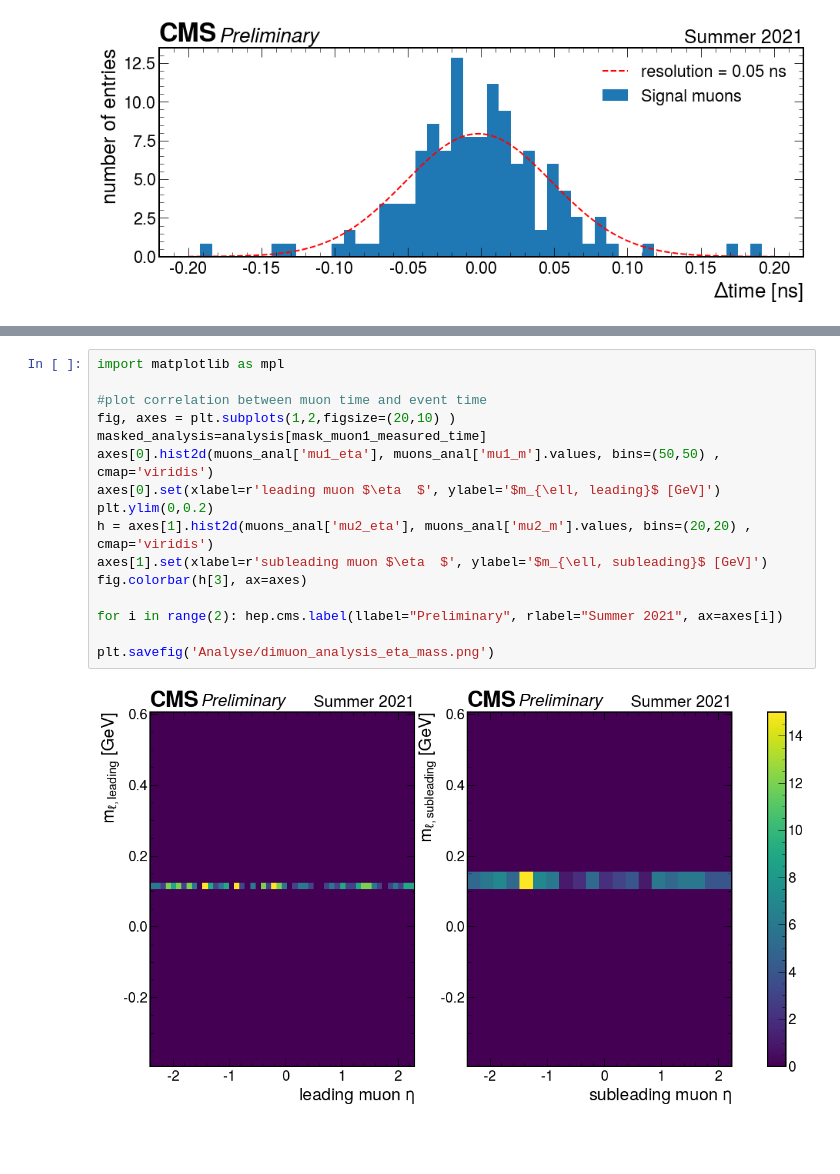
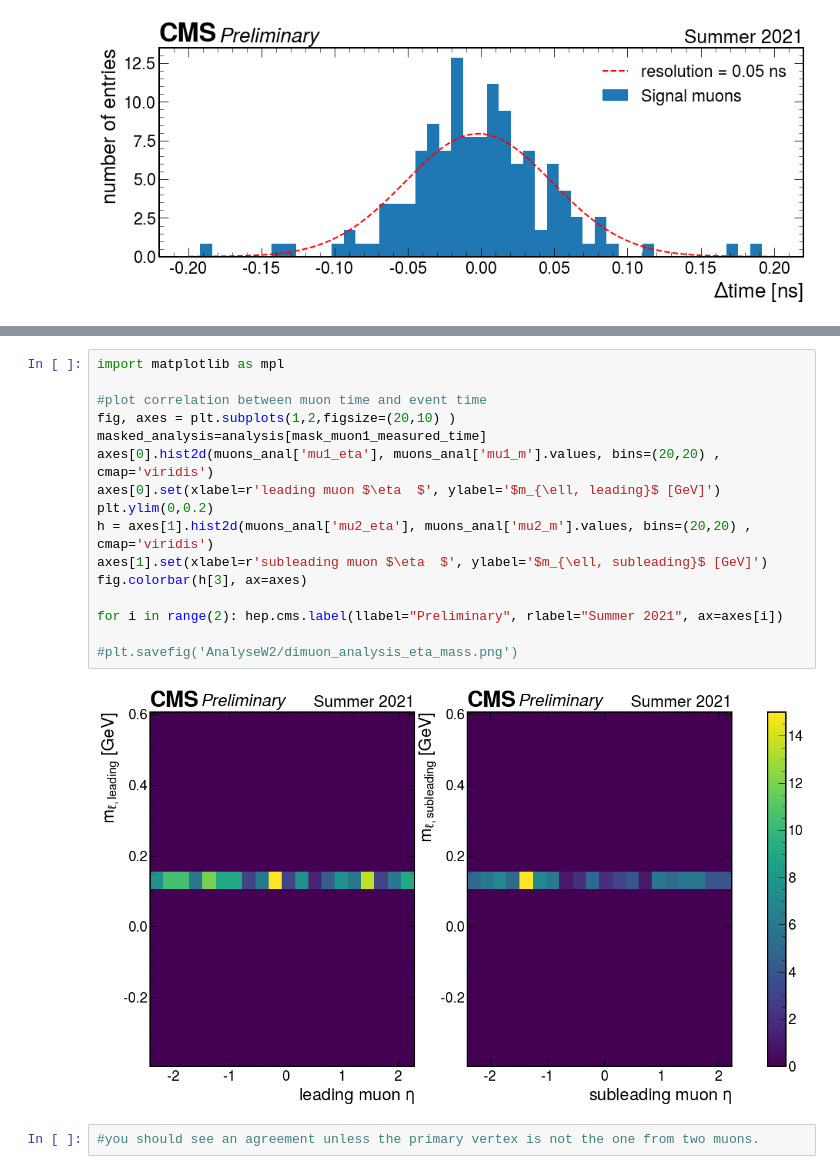
Before and after one commit to jloemker/SWAN, a Jupyter notebook: Analysis_notebook.ipynb, the cells around one changed output, grey strips where cells are left out. Saved outputs shown, nothing was run; the diff lists cells and outputs as text; blank space fills up the shorter version.

Commit message:
wild method to make 2d plots

```diff
--- a/Analysis_notebook.ipynb
+++ b/Analysis_notebook.ipynb
@@ -359,18 +385,20 @@ plt.xlim(-20,9)
 # %%
 import matplotlib as mpl
 
 #plot correlation between muon time and event time
 fig, axes = plt.subplots(1,2,figsize=(20,10) )
 masked_analysis=analysis[mask_muon1_measured_time]
-axes[0].hist2d(muons_anal['mu1_eta'], muons_anal['mu1_m'].values, bins=(50,50) , cmap='viridis')
+axes[0].hist2d(muons_anal['mu1_eta'], muons_anal['mu1_m'].values, bins=(20,20) , cmap='viridis')
 axes[0].set(xlabel=r'leading muon $\eta  $', ylabel='$m_{\ell, leading}$ [GeV]')
 plt.ylim(0,0.2)
 h = axes[1].hist2d(muons_anal['mu2_eta'], muons_anal['mu2_m'].values, bins=(20,20) , cmap='viridis')
 axes[1].set(xlabel=r'subleading muon $\eta  $', ylabel='$m_{\ell, subleading}$ [GeV]')
 fig.colorbar(h[3], ax=axes)
 
 for i in range(2): hep.cms.label(llabel="Preliminary", rlabel="Summer 2021", ax=axes[i])
 
-plt.savefig('Analyse/dimuon_analysis_eta_mass.png')
+#plt.savefig('AnalyseW2/dimuon_analysis_eta_mass.png')
 # %% [output]
-[figure, old version]
+[figure, new version]
+# %%
+#you should see an agreement unless the primary vertex is not the one from two muons.
```
Also changed, not shown: parts of 10 cells of this notebook.
